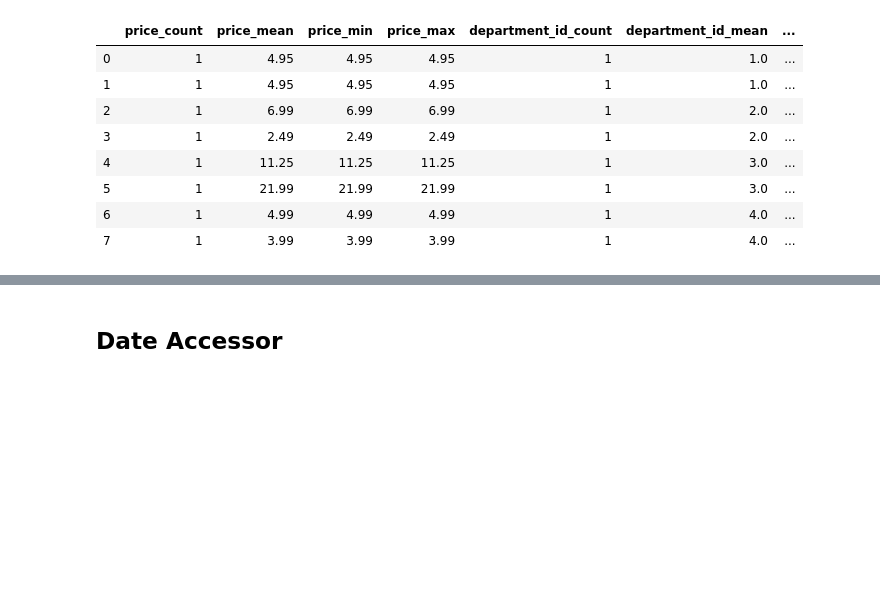
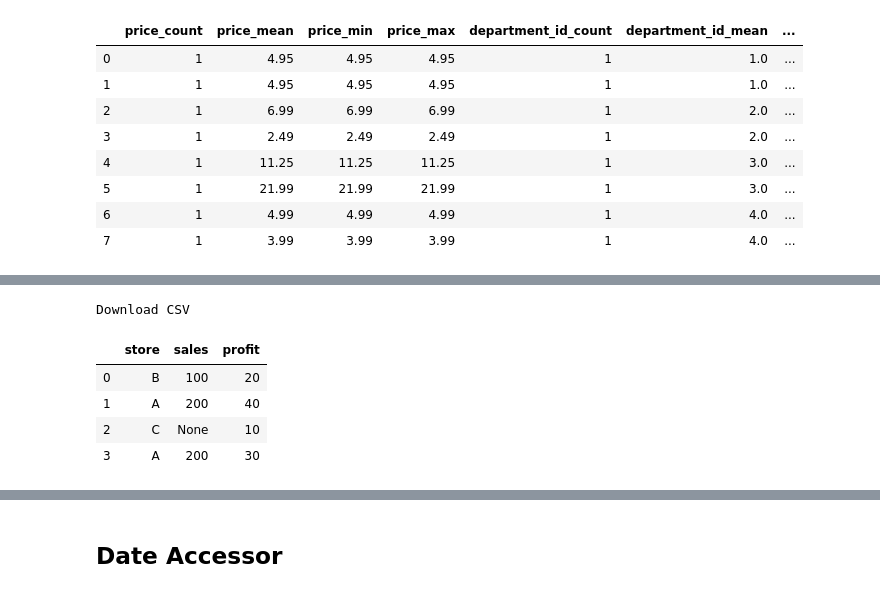
Before and after one commit to C5m7b4/atrax, a Jupyter notebook: playground.ipynb, the cells around one changed output, grey strips where cells are left out. Cells and saved outputs as stored; diff of their text form; code cells hidden in the pictures; blank space fills up the shorter version.

```diff
--- a/playground.ipynb
+++ b/playground.ipynb
@@ -1655,0 +1727,17 @@ Download CSV
+# %%
+data = [
+    {"store": "B", "sales": 100, "profit": 20},
+    {"store": "A", "sales": 200, "profit": 40},
+    {"store": "C", "sales": None, "profit": 10},
+    {"store": "A", "sales": 200, "profit": 30},
+]
+# %%
+ds = Dataset(data)
+ds.head()
+# %% [output]
+Download CSV
+|  | store | sales | profit |
+| 0 | B | 100 | 20 |
+| 1 | A | 200 | 40 |
+| 2 | C | None | 10 |
+| 3 | A | 200 | 30 |
```
Also changed, not shown: parts of 19 cells of this notebook, 4 other files.
